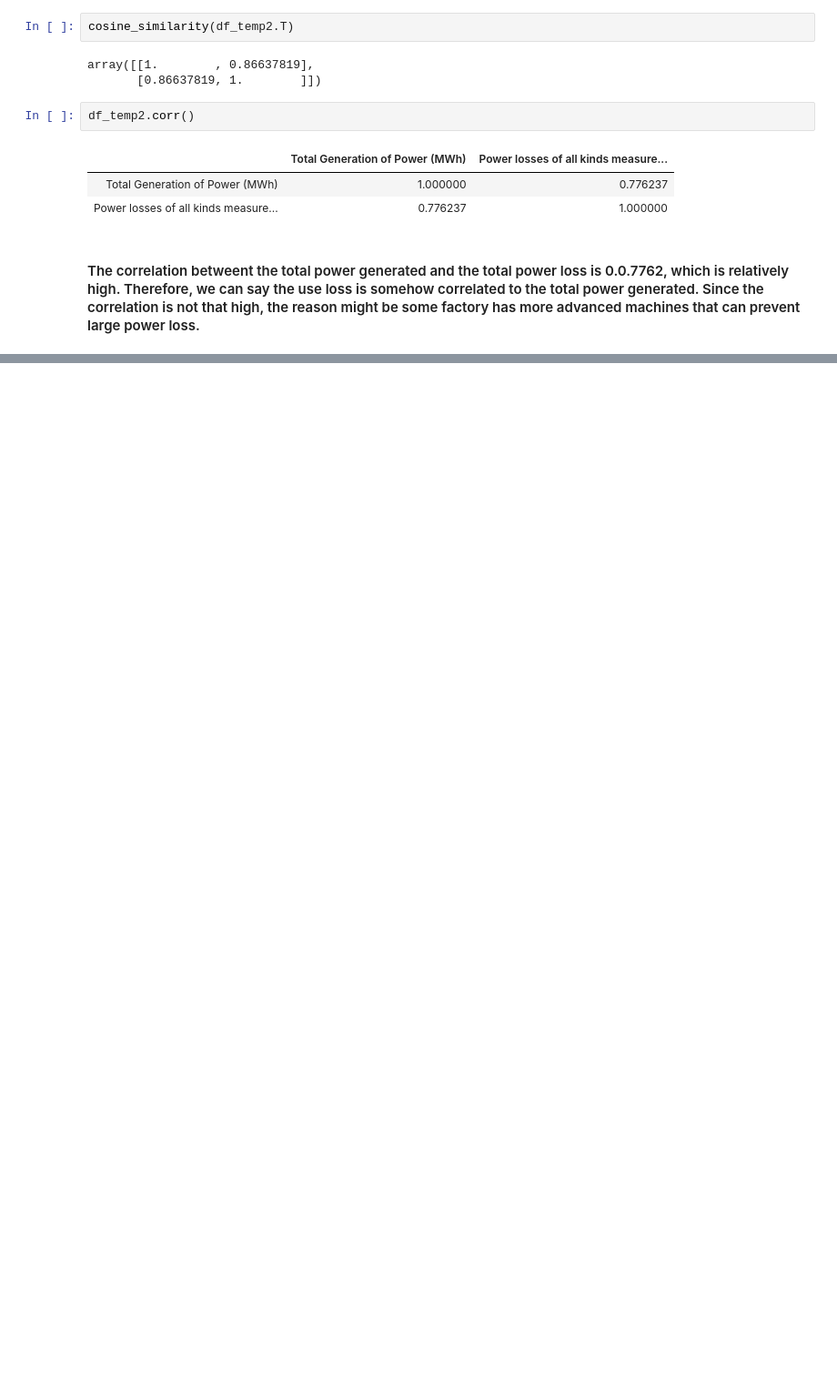
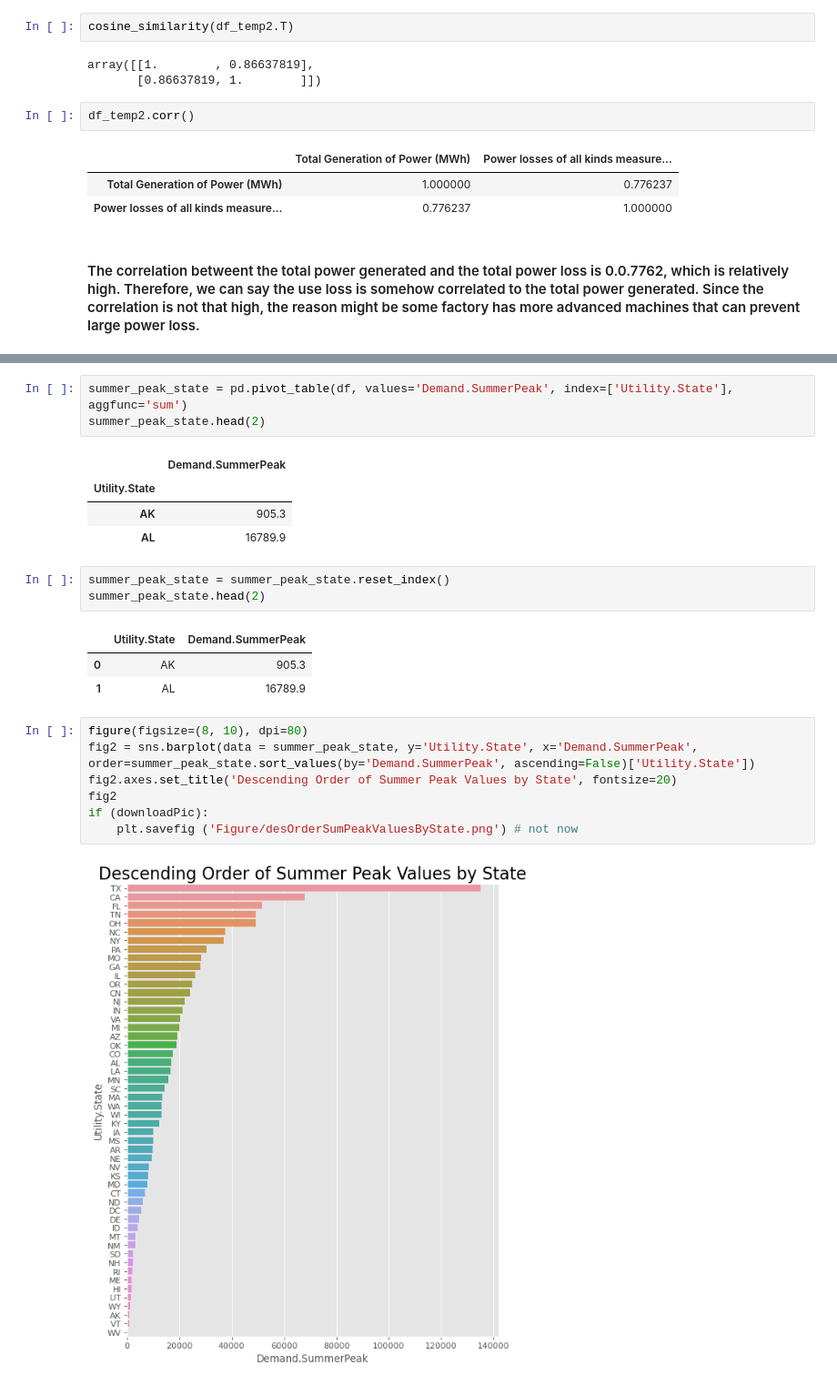
Before and after one commit to zhuy9/DMwP-EnergyUsage, a Jupyter notebook: Project_workspace.ipynb, the cells around one changed output, grey strips where cells are left out. Shown at 91% size. Cells and saved outputs as stored; diff of their text form; blank space fills up the shorter version.

Commit message:
Added summer and winter peak values analysis by each state

```diff
--- a/Project_workspace.ipynb
+++ b/Project_workspace.ipynb
@@ -332,0 +359,24 @@ df_temp2.corr()
+# %%
+summer_peak_state = pd.pivot_table(df, values='Demand.SummerPeak', index=['Utility.State'], aggfunc='sum')
+summer_peak_state.head(2)
+# %% [output]
+|  | Demand.SummerPeak |
+| Utility.State |  |
+| AK | 905.3 |
+| AL | 16789.9 |
+# %%
+summer_peak_state = summer_peak_state.reset_index()
+summer_peak_state.head(2)
+# %% [output]
+|  | Utility.State | Demand.SummerPeak |
+| 0 | AK | 905.3 |
+| 1 | AL | 16789.9 |
+# %%
+figure(figsize=(8, 10), dpi=80)
+fig2 = sns.barplot(data = summer_peak_state, y='Utility.State', x='Demand.SummerPeak', order=summer_peak_state.sort_values(by='Demand.SummerPeak', ascending=False)['Utility.State'])
+fig2.axes.set_title('Descending Order of Summer Peak Values by State', fontsize=20)
+fig2
+if (downloadPic):
+    plt.savefig ('Figure/desOrderSumPeakValuesByState.png') # not now
+# %% [output]
+[figure, added]
```
Also changed, not shown: parts of 17 cells of this notebook.
